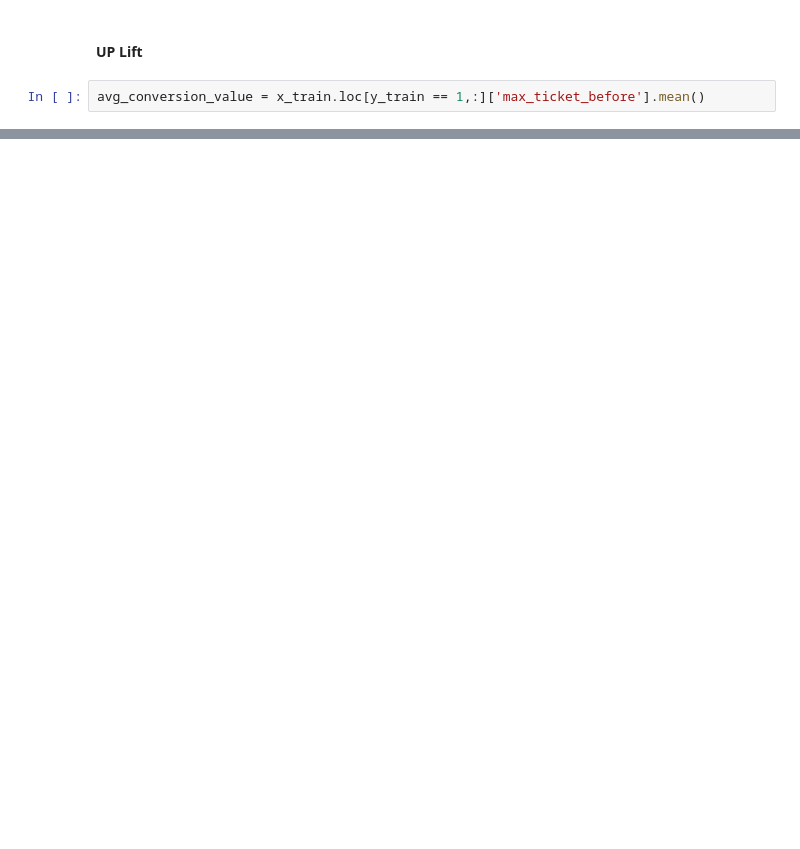
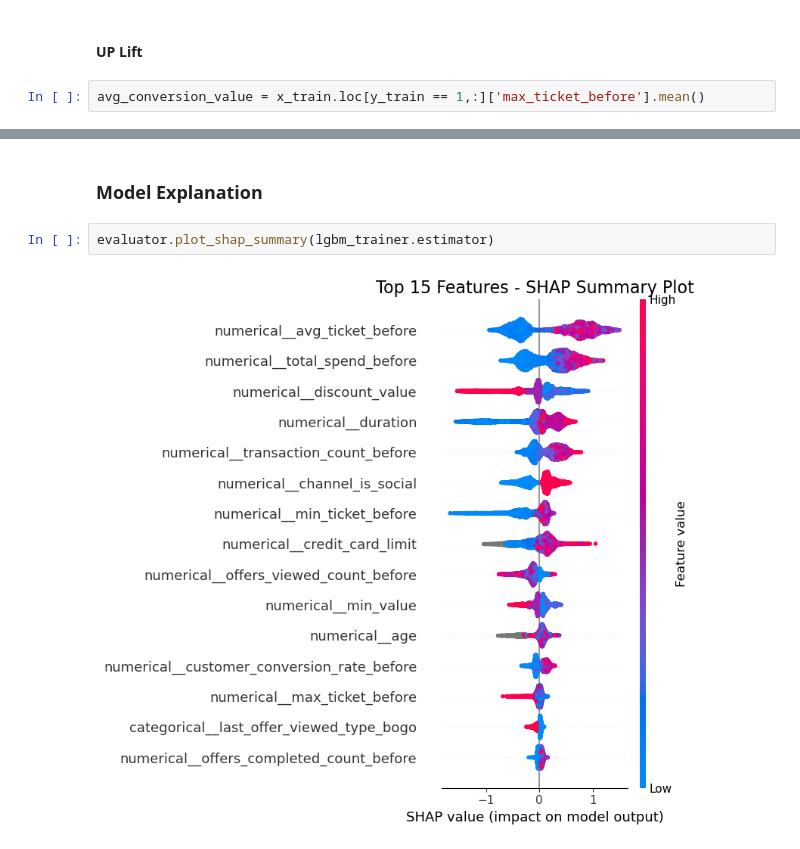
Before and after one commit to FelipeMarcelino/ifood-case, a Jupyter notebook: notebooks/modelling.ipynb, the cells around one changed output, grey strips where cells are left out. Saved outputs shown, nothing was run; the diff lists cells and outputs as text; blank space fills up the shorter version.

```diff
--- a/notebooks/modelling.ipynb
+++ b/notebooks/modelling.ipynb
@@ -138 +138,7 @@ financial_uplift      4807.50
 Name: 0, dtype: float64
+# %% [markdown]
+### Model Explanation
+# %%
+evaluator.plot_shap_summary(lgbm_trainer.estimator)
+# %% [output]
+[figure, added]
```
Also changed, not shown: parts of 7 cells of this notebook, 3 other files.
